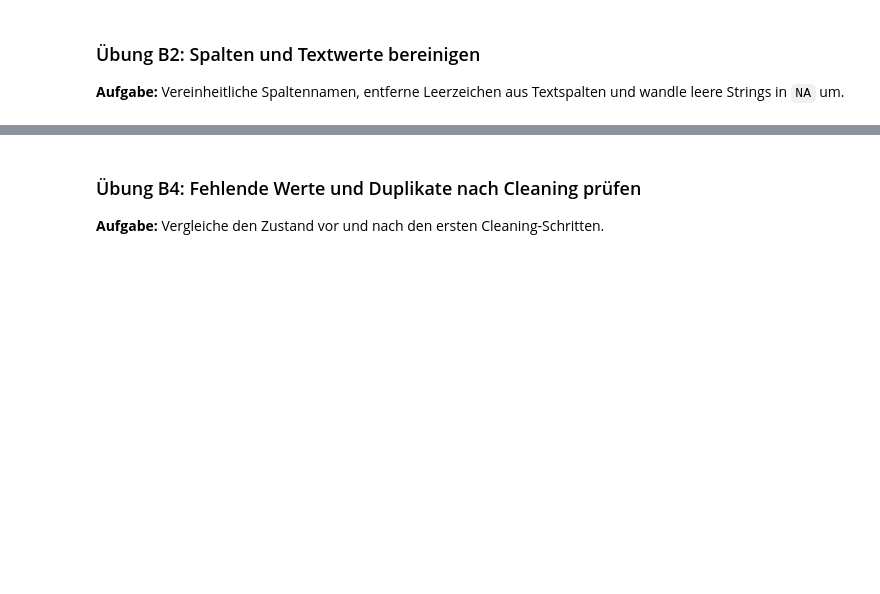
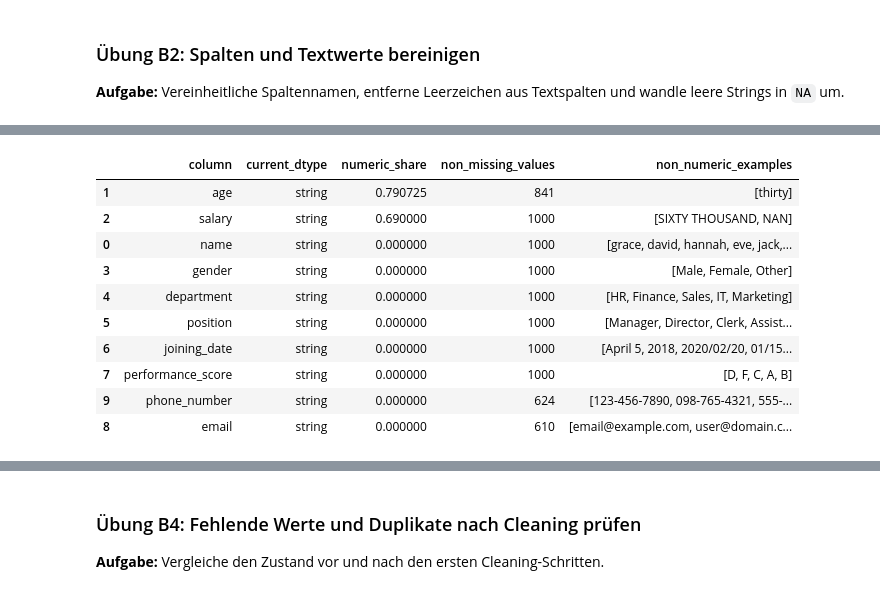
Before and after one commit to chiaoya/Data_to_Decision_with_SQL_Python, a Jupyter notebook: Tag 4/Day_4_Data_Analytics_SQL_Python_Exercises.ipynb, the cells around one changed output, grey strips where cells are left out. Cells and saved outputs as stored; diff of their text form; code cells hidden in the pictures; blank space fills up the shorter version.

```diff
--- a/Tag 4/Day_4_Data_Analytics_SQL_Python_Exercises.ipynb
+++ b/Tag 4/Day_4_Data_Analytics_SQL_Python_Exercises.ipynb
@@ -152,9 +253,0 @@ hr.head()
-# %%
-# Beispiel: Konvertiere alle Spalten, die wahrscheinlich numerisch sind.
-for col in hr.columns:
-    maybe_numeric = hr[col].astype('string').str.replace('.', '', regex=False).str.replace(',', '', regex=False)
-    numeric_share = pd.to_numeric(maybe_numeric, errors='coerce').notna().mean()
-    if numeric_share > 0.7:
-        hr[col] = pd.to_numeric(maybe_numeric, errors='coerce')
-
-hr.dtypes
@@ -160,0 +267,53 @@ hr.dtypes
+# %%
+# 1) Prüfen: Welche Spalten enthalten überhaupt numerisch interpretierbare Werte?
+numeric_candidates = []
+
+for col in hr.columns:
+    original = hr[col]
+    cleaned = (
+        original
+        .astype('string')
+        .str.strip()
+        .str.replace('$', '', regex=False)
+        .str.replace('%', '', regex=False)
+        .str.replace(',', '', regex=False)
+    )
+
+    converted = pd.to_numeric(cleaned, errors='coerce')
+    non_missing = original.notna()
+    numeric_share = converted[non_missing].notna().mean()
+
+    non_numeric_examples = (
+        original[non_missing & converted.isna()]
+        .astype('string')
+        .drop_duplicates()
+        .head(8)
+        .tolist()
+    )
+
+    numeric_candidates.append({
+        'column': col,
+        'current_dtype': str(original.dtype),
+        'numeric_share': numeric_share,
+        'non_missing_values': int(non_missing.sum()),
+        'non_numeric_examples': non_numeric_examples
+    })
+
+numeric_candidates = (
+    pd.DataFrame(numeric_candidates)
+    .sort_values(['numeric_share', 'non_missing_values'], ascending=False)
+)
+
+numeric_candidates
+# %% [output]
+|  | column | current_dtype | numeric_share | non_missing_values | non_numeric_examples |
+| 1 | age | string | 0.790725 | 841 | [thirty] |
+| 2 | salary | string | 0.690000 | 1000 | [SIXTY THOUSAND, NAN] |
+| 0 | name | string | 0.000000 | 1000 | [grace, david, hannah, eve, jack,... |
+| 3 | gender | string | 0.000000 | 1000 | [Male, Female, Other] |
+| 4 | department | string | 0.000000 | 1000 | [HR, Finance, Sales, IT, Marketing] |
+| 5 | position | string | 0.000000 | 1000 | [Manager, Director, Clerk, Assist... |
+| 6 | joining_date | string | 0.000000 | 1000 | [April 5, 2018, 2020/02/20, 01/15... |
+| 7 | performance_score | string | 0.000000 | 1000 | [D, F, C, A, B] |
+| 9 | phone_number | string | 0.000000 | 624 | [123-456-7890, 098-765-4321, 555-... |
+| 8 | email | string | 0.000000 | 610 | [email@example.com, user@domain.c... |
```
Also changed, not shown: parts of 52 cells of this notebook, 6 other files.
